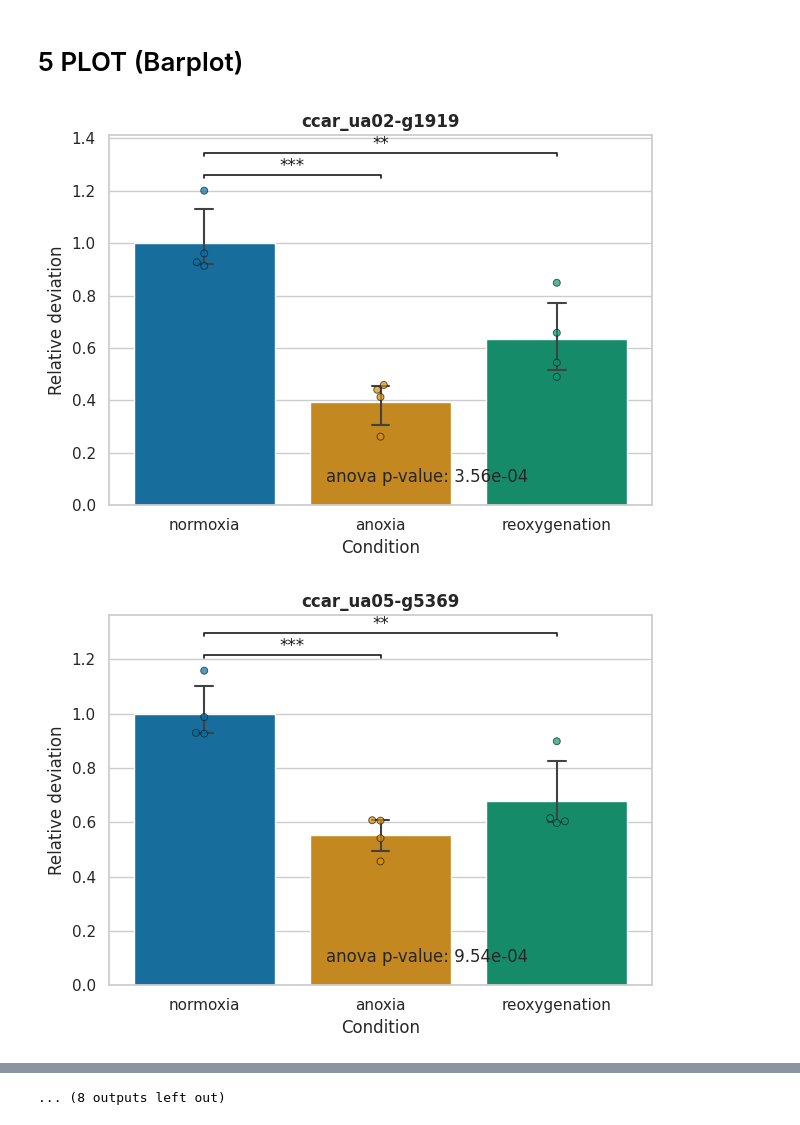
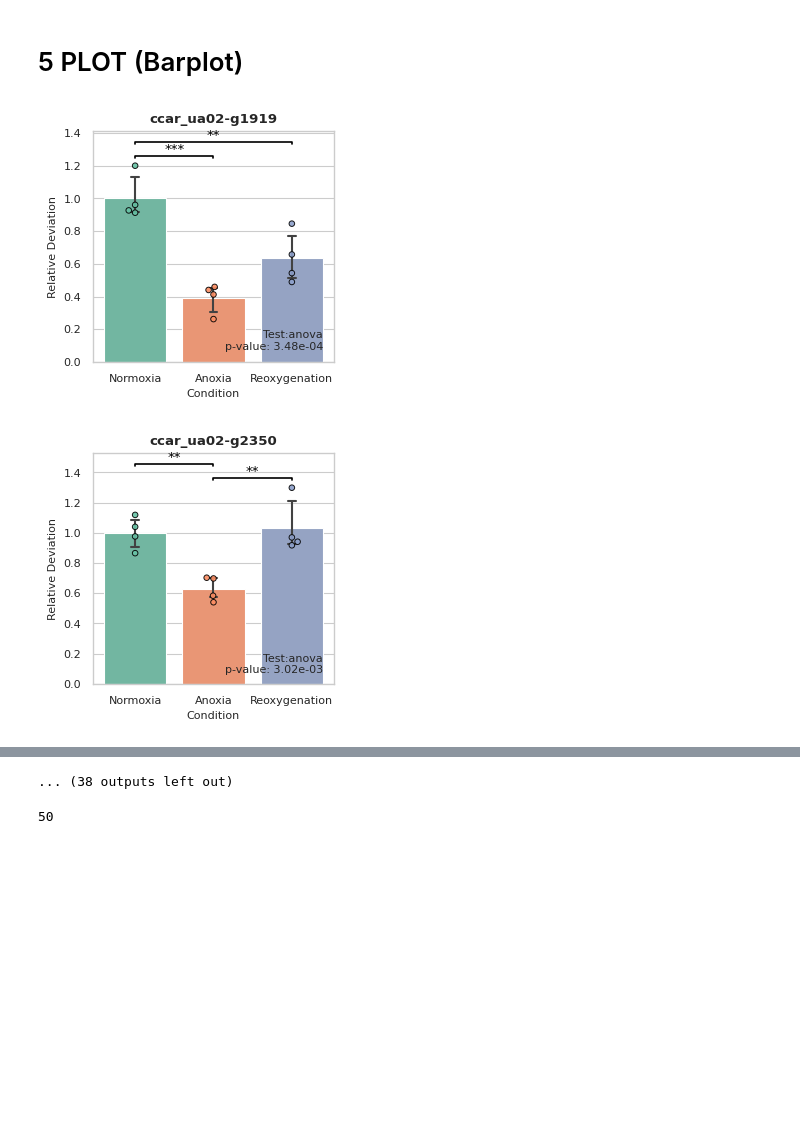
Before and after one commit to MagdalenaWinklhofer/WholeGenomeBisulphiteSequencing, a Jupyter notebook: DNAseq_pipeline/12_TMM_data_plot.ipynb, the cells around one changed output, grey strips where cells are left out. Saved outputs shown, nothing was run; the diff lists cells and outputs as text; code cells hidden in the pictures; blank space fills up the shorter version.

```diff
--- a/DNAseq_pipeline/12_TMM_data_plot.ipynb
+++ b/DNAseq_pipeline/12_TMM_data_plot.ipynb
@@ -55,6 +55,6 @@ top_dmr = []
 # for each condition filter the top 10 and save in new df
 for condition, data in dmr_genes.groupby('condition'):
     # filter for unique gene id and keep first
-    temp = data.drop_duplicates(keep='first').iloc[:10]
+    temp = data.drop_duplicates(keep='first') #.iloc[:10]
     top_dmr.append(temp)
 top_dmr = pd.concat(top_dmr)
@@ -89,4 +72,6 @@ expression = pd.read_csv('/home/maggy/WholeGenomeBisulphiteSequencing/RNAseq_pip
 column_order = ['N1', 'N2', 'N3', 'N7', 'A1', 'A2', 'A4', 'A7', 'R2', 'R3', 'R7', 'R8']
 # Reorder the dataframe columns
 expression = expression.reindex(columns=column_order)
+# filter the rows that have as a sum less than 50 counts
+expression = expression[(expression.sum(axis=1) >= 50)]
 # %%
@@ -136,15 +115,16 @@ tmm_norm = []
 
 for gene_id, data in grouped:
     # calculate the mean for normoxia
-    mean = data.loc[data.condition == 'normoxia', 'measurement']
+    mean = data.loc[data.condition == 'Normoxia', 'measurement']
     if len(mean) == 0:
         continue
     mean = mean.mean()
     # calculate the geomean in normoxia
-    geomean = stats.gmean(data.loc[data.condition == 'normoxia', 'measurement'])
+    geomean = stats.gmean(data.loc[data.condition == 'Normoxia', 'measurement'])
     # write the calculated mean into a new column
     data["norm_average"] = mean
     # Determination of relative deviation
     data["rel_deviation"] = data["measurement"]/mean
     tmm_norm.append(data)
 tmm_norm = pd.concat(tmm_norm)
+tmm_norm
@@ -267,2 +223,4 @@ post_res
 # %%
-post_res.drop(columns=['p anoxiaanoxia', 'p reoxygenationreoxygenation', 'p normoxianormoxia', 'p anoxianormoxia', 'p reoxygenationnormoxia', 'p reoxygenationnormoxia', 'p reoxygenationanoxia'], inplace=True)
+post_res = posthoc_test(tmm_norm)
+post_res.drop(columns=['p AnoxiaAnoxia', 'p ReoxygenationReoxygenation', 'p NormoxiaNormoxia', 'p AnoxiaNormoxia', 'p ReoxygenationNormoxia', 'p ReoxygenationNormoxia', 'p ReoxygenationAnoxia'], inplace=True)
+post_res
@@ -290,9 +246,9 @@ post_res
 # 5 PLOT (Barplot)
 # %%
 # define sig list
-sig_list = {'p anoxiareoxygenation': (1,2),
-            'p normoxiaanoxia': (0,1),
-            'p normoxiareoxygenation': (0,2)}
+sig_list = {'p AnoxiaReoxygenation': (1,2),
+            'p NormoxiaAnoxia': (0,1),
+            'p NormoxiaReoxygenation': (0,2)}
 
 def sig_cat(s):
     if s < 0.0027:
@@ -301,41 +257,42 @@ def sig_cat(s):
         return "**"
 
 # set sns colorpallete to colorblind
-sns.set_theme(palette='colorblind', style='whitegrid')
+sns.set_theme(palette='Set2', style = 'whitegrid', context='paper', rc={'axes.labelsize':8, 'xtick.labelsize':8, 'ytick.labelsize':8, 'legend.fontsize':8, 'legend.title_fontsize':8})
 
 for geneid, data in tmm_norm.groupby('Geneid'):
     #if stat_res.loc[geneid, 'p'] > 0.05: # skip gened that are not sig in the anova test
     #    continue
     if np.any(stat_res.loc[geneid, 'Test'] == ''):
         continue
 
     # PLOT
+    plt.figure(figsize=(8/2.54, 8/2.54))
     g = sns.barplot(data=data, x='condition', y='rel_deviation', capsize=0.1, err_kws={"linewidth": 1.5}, hue='condition', legend=False)
-    sns.swarmplot(data=data, x='condition', y='rel_deviation', palette='colorblind', size=5, ax=g,
-                  dodge=False, legend=False, linewidth=0.7, edgecolor="k", alpha=0.7, hue='condition')
+    sns.swarmplot(data=data, x='condition', y='rel_deviation', size=4, ax=g,
+                  dodge=False, legend=False, linewidth=0.7, edgecolor="k", alpha=0.9, hue='condition')
     plt.title(geneid, fontdict={'weight': 'bold'})
-    plt.ylabel('Relative deviation')
+    plt.ylabel('Relative Deviation')
     plt.xlabel('Condition')
     # significance bars
     x_pos = np.array([p.get_x() for p in g.patches])
     x_width = np.array([p.get_width() for p in g.patches])
     x_pos = x_pos + (x_width/2)
     y, h, col = data['rel_deviation'].max() * 1.04, data['rel_deviation'].max() * 0.01, 'k'
 
     offset=0
     sig_info = post_res.loc[geneid, sig_list.keys()]
     sig_info = sig_info.loc[sig_info <= 0.05]
     for name, value in sig_info.items():
         height= np.array([y, y+h, y+h, y]) + offset
         x1, x2 = x_pos[list(sig_list[name])]
         plt.plot([x1, x1, x2, x2], height, lw=1.2, c=col)
         plt.text((x1+x2)*.5, y+h+offset, sig_cat(value), ha='center', va='bottom', color=col)
         offset += data['rel_deviation'].max() * 0.07
-    plt.text(0.4, 0.1, f"{stat_res.loc[geneid, 'Test']} p-value: {stat_res.loc[geneid, 'p']:.2e}", ha='left', va='top', transform=g.transAxes)
+    plt.text(2.4, 0.13, f"Test:{stat_res.loc[geneid, 'Test']}\np-value: {stat_res.loc[geneid, 'p']:.2e}", ha='right', va='center', fontsize=8)
     plt.tight_layout()
+    plt.savefig(f"12_TMM_plot/{geneid}_TMM_crucian_carp_data_normalized.svg")
     plt.show()
-    plt.savefig(f"12_TMM_plot/{geneid}_TMM_crucian_carp_data_normalized.png")
     plt.close()
 # %% [output]
-[figure, old version]
+[figure, new version]
-[figure, old version]
+[figure, new version]
@@ -352 +309,6 @@ for geneid, data in tmm_norm.groupby('Geneid'):
-... (8 outputs left out)
+... (38 outputs left out)
+# %%
+import pathlib
+len(list(pathlib.Path('/home/maggy/WholeGenomeBisulphiteSequencing/DNAseq_pipeline/12_TMM_plot/').iterdir()))
+# %% [output]
+50
```
Also changed, not shown: parts of 22 cells of this notebook, 11 other files.
